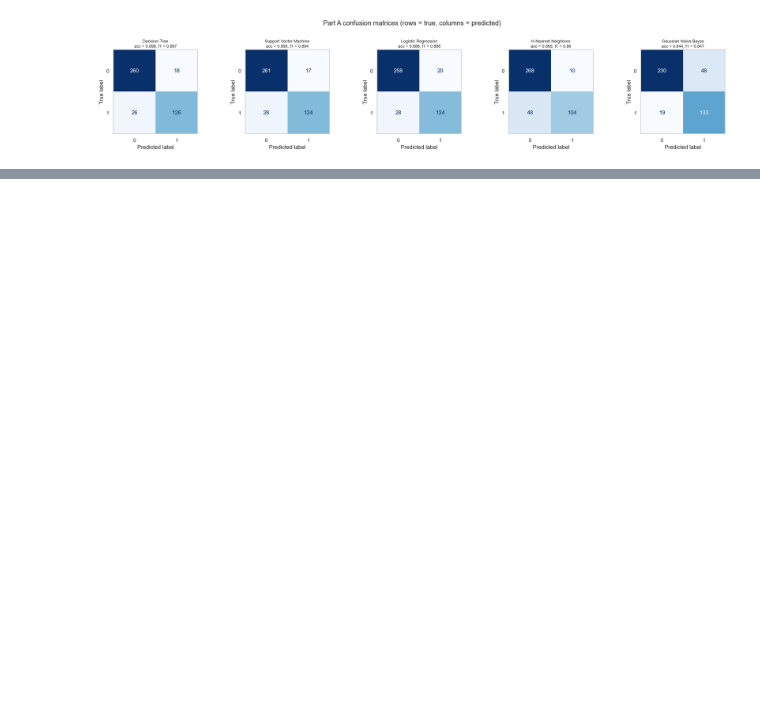
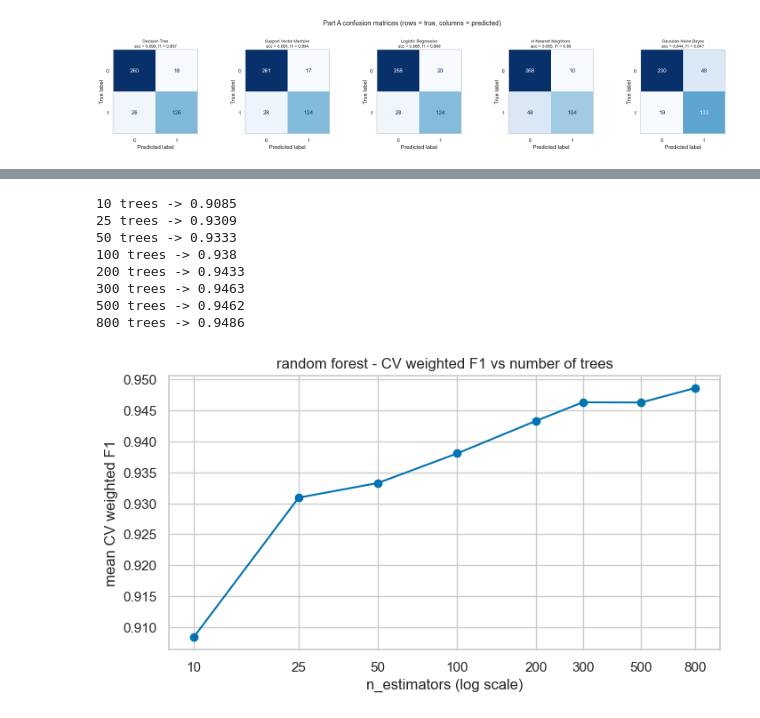
Before and after one commit to Key-to-Code/MLCaseStudy, a Jupyter notebook: classification.ipynb, the cells around one changed output, grey strips where cells are left out. Drawn from its saved outputs; the diff is of its cells as text; code cells hidden in the pictures; blank space fills up the shorter version.

```diff
--- a/classification.ipynb
+++ b/classification.ipynb
@@ -1787,0 +1044,28 @@ then the consolidated 10 algorithm table and the final model choice.
+# %%
+# how many trees do we actually need?
+tree_counts = [10, 25, 50, 100, 200, 300, 500, 800]
+tree_scores = []
+for n in tree_counts:
+    pipe = Pipeline([("preprocessor", clone(preprocessor)),
+                     ("model", RandomForestClassifier(n_estimators=n, random_state=RANDOM_STATE, n_jobs=-1))])
+    tree_scores.append(cross_val_score(pipe, X_train, y_train, cv=cv_strategy, scoring="f1_weighted").mean())
+    print(n, "trees ->", round(tree_scores[-1], 4))
+
+plt.figure(figsize=(8, 4))
+plt.plot(tree_counts, tree_scores, marker="o")
+plt.xscale("log")
+plt.xticks(tree_counts, tree_counts)
+plt.title("random forest - CV weighted F1 vs number of trees")
+plt.xlabel("n_estimators (log scale)")
+plt.ylabel("mean CV weighted F1")
+plt.show()
+# %% [output]
+10 trees -> 0.9085
+25 trees -> 0.9309
+50 trees -> 0.9333
+100 trees -> 0.938
+200 trees -> 0.9433
+300 trees -> 0.9463
+500 trees -> 0.9462
+800 trees -> 0.9486
+[figure, added]
```
Also changed, not shown: parts of 85 cells of this notebook.
